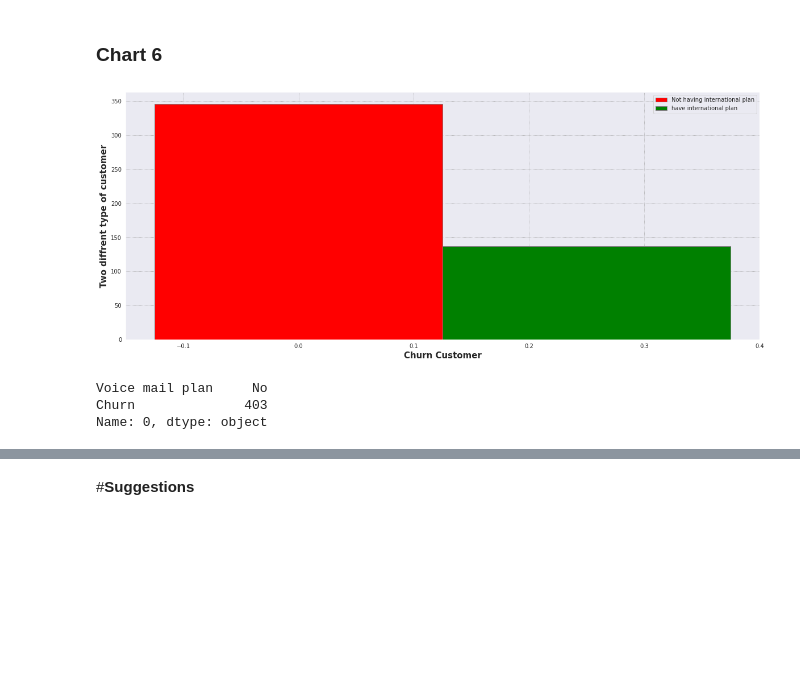
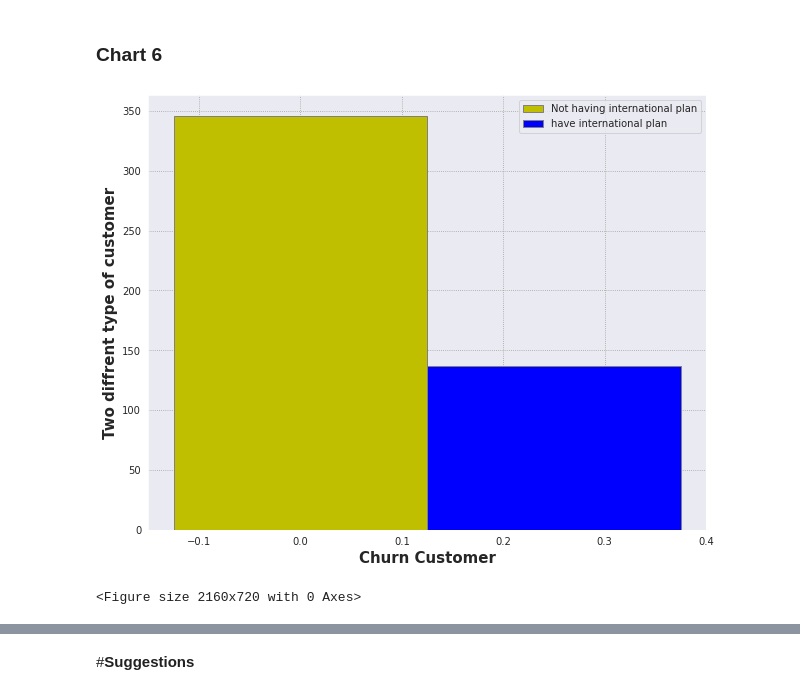
Before and after one commit to surya81/myproject, a Jupyter notebook: Telecom_Churn_Analysis.ipynb, the cells around one changed output, grey strips where cells are left out. Saved outputs shown, nothing was run; the diff lists cells and outputs as text; code cells hidden in the pictures; blank space fills up the shorter version.

```diff
--- a/Telecom_Churn_Analysis.ipynb
+++ b/Telecom_Churn_Analysis.ipynb
@@ -682,31 +682,27 @@ Text(0.5, 1.0, 'Boxplot for account length')
 # %%
 #effect of internation call on churn
 sns.set_style("darkgrid", {"grid.color": ".6", "grid.linestyle": ":"})
 # set width of bar
 barWidth = 0.25
-fig = plt.subplots(figsize =(20, 8))
+fig = plt.subplots(figsize =(10, 8))
 
 # Set position of bar on X axis
 br1 = np.arange(0,1)
 br2 = [x + barWidth for x in br1]
 br3 = [x + barWidth for x in br2]
 
 # Make the plot
-plt.bar(br1, telecom_dataset.groupby("International plan")["Churn"].sum().reset_index().iloc[0][1], color ='r', width = barWidth,
+plt.bar(br1, telecom_dataset.groupby("International plan")["Churn"].sum().reset_index().iloc[0][1], color ='y', width = barWidth,
         edgecolor ='grey', label ='Not having international plan')
-plt.bar(br2,telecom_dataset.groupby("International plan")["Churn"].sum().reset_index().iloc[1][1], color ='g', width = barWidth,
+plt.bar(br2,telecom_dataset.groupby("International plan")["Churn"].sum().reset_index().iloc[1][1], color ='b', width = barWidth,
         edgecolor ='grey', label ='have international plan')
 
 # Adding Xticks
 plt.xlabel('Churn Customer', fontweight ='bold', fontsize = 15)
 plt.ylabel('Two diffrent type of customer', fontweight ='bold', fontsize = 15)
 plt.legend()
 plt.show()
+plt.savefig("international plan and churn analysis")
 # %% [output]
-[figure, old version]
+[figure, new version]
+<Figure size 2160x720 with 0 Axes>
-# %%
-telecom_dataset.groupby("Voice mail plan")["Churn"].sum().reset_index().iloc[0]
-# %% [output]
-Voice mail plan     No
-Churn              403
-Name: 0, dtype: object
```
Also changed, not shown: parts of 29 cells of this notebook.
